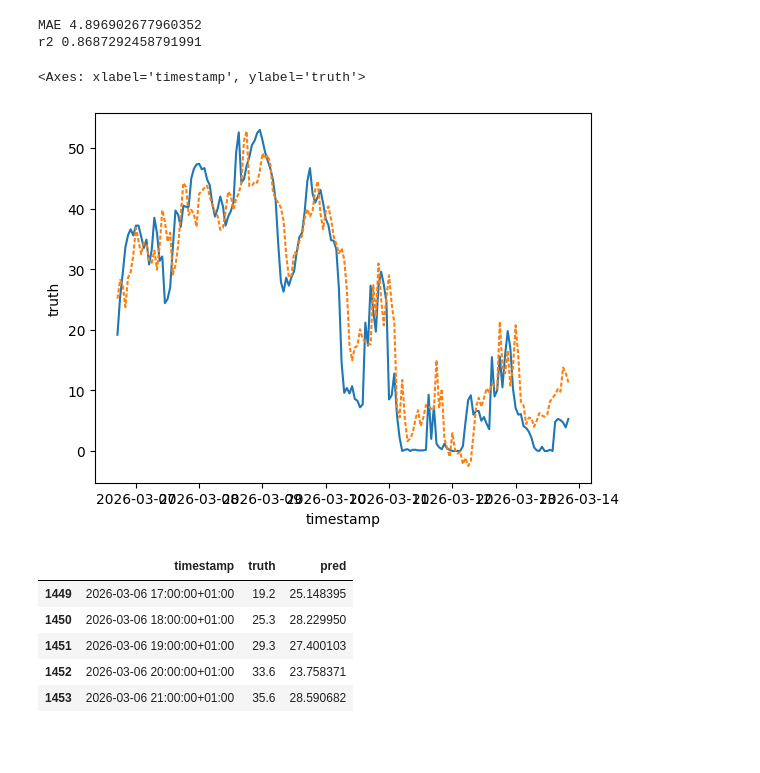
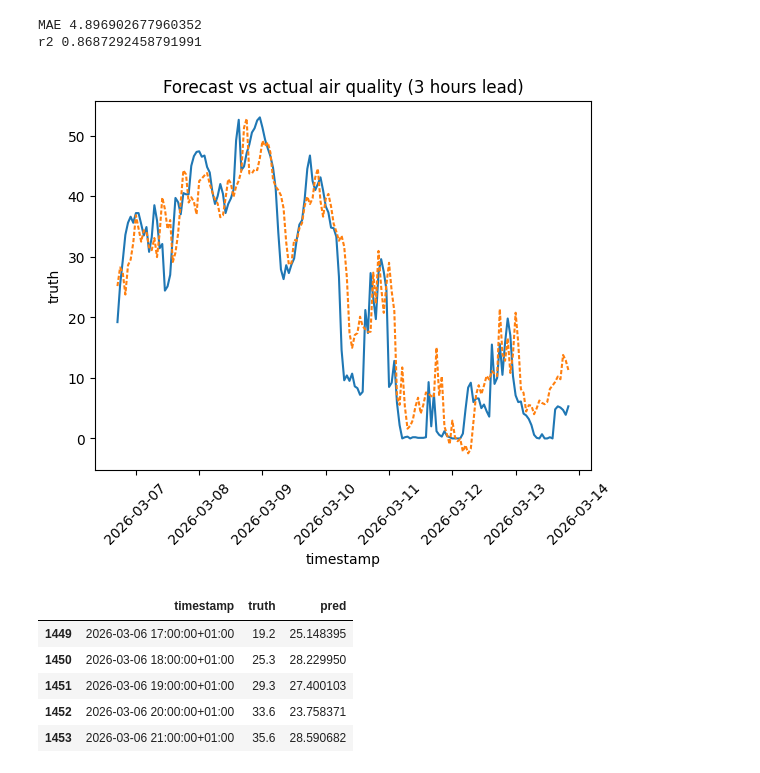
Before and after one commit to Lucamiras/air_quality_sensor, a Jupyter notebook: notebooks/model_building.ipynb, the cells around one changed output. Cells and saved outputs as stored; diff of their text form; code cells hidden in the pictures; blank space fills up the shorter version.

```diff
--- a/notebooks/model_building.ipynb
+++ b/notebooks/model_building.ipynb
@@ -119,17 +119,20 @@ r2 0.8687292458791991
 # %%
 y_hat_df = pd.DataFrame(
     data={
         "timestamp": test_timestamp,
         "truth": y_test,
         "pred": y_hat
     }
 )
 
 sns.lineplot(y_hat_df, x="timestamp", y="truth")
 sns.lineplot(y_hat_df, x="timestamp", y="pred", dashes=[2, 1])
+
+plt.title("Forecast vs actual air quality (3 hours lead)")
+plt.xticks(rotation=45)
+plt.show()
 # %% [output]
-<Axes: xlabel='timestamp', ylabel='truth'>
-[figure, old version]
+[figure, new version]
 # %%
 y_hat_df.head()
 # %% [output]
```
Also changed, not shown: 2 other files.
